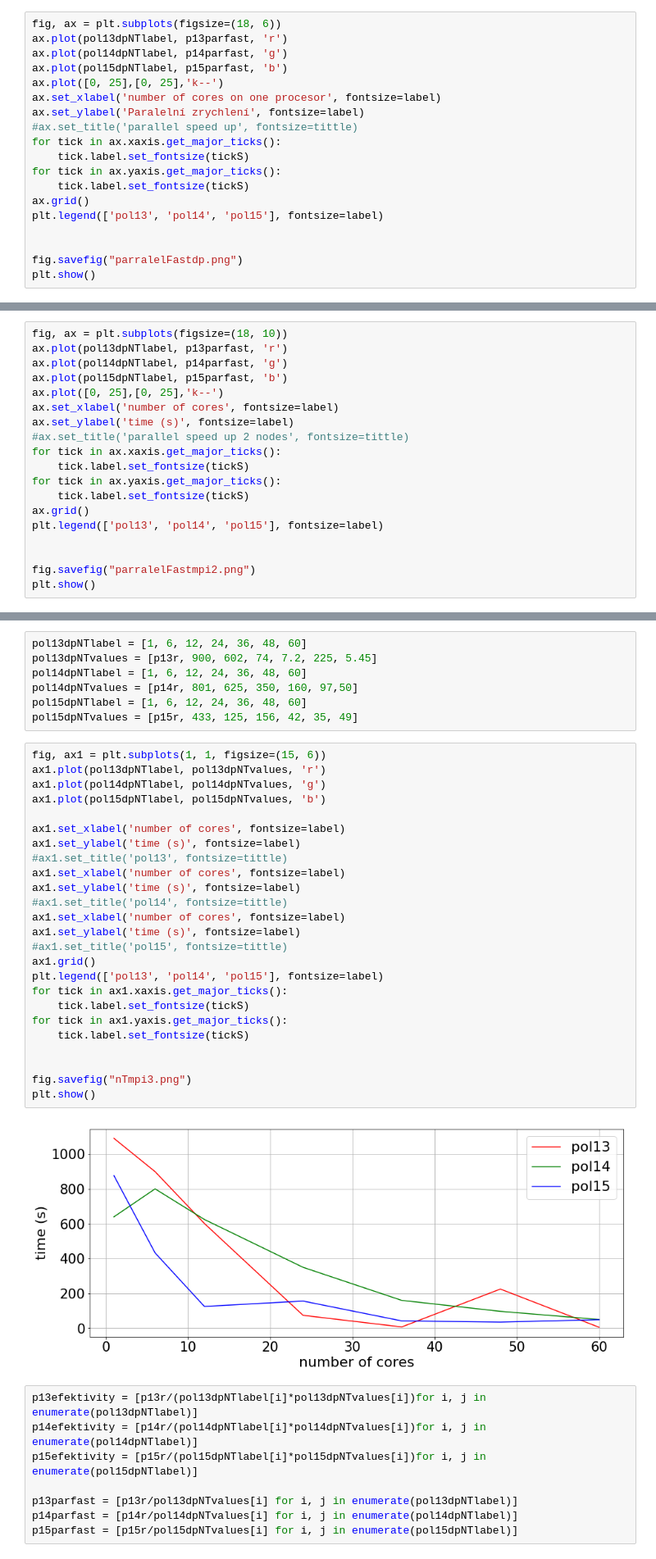
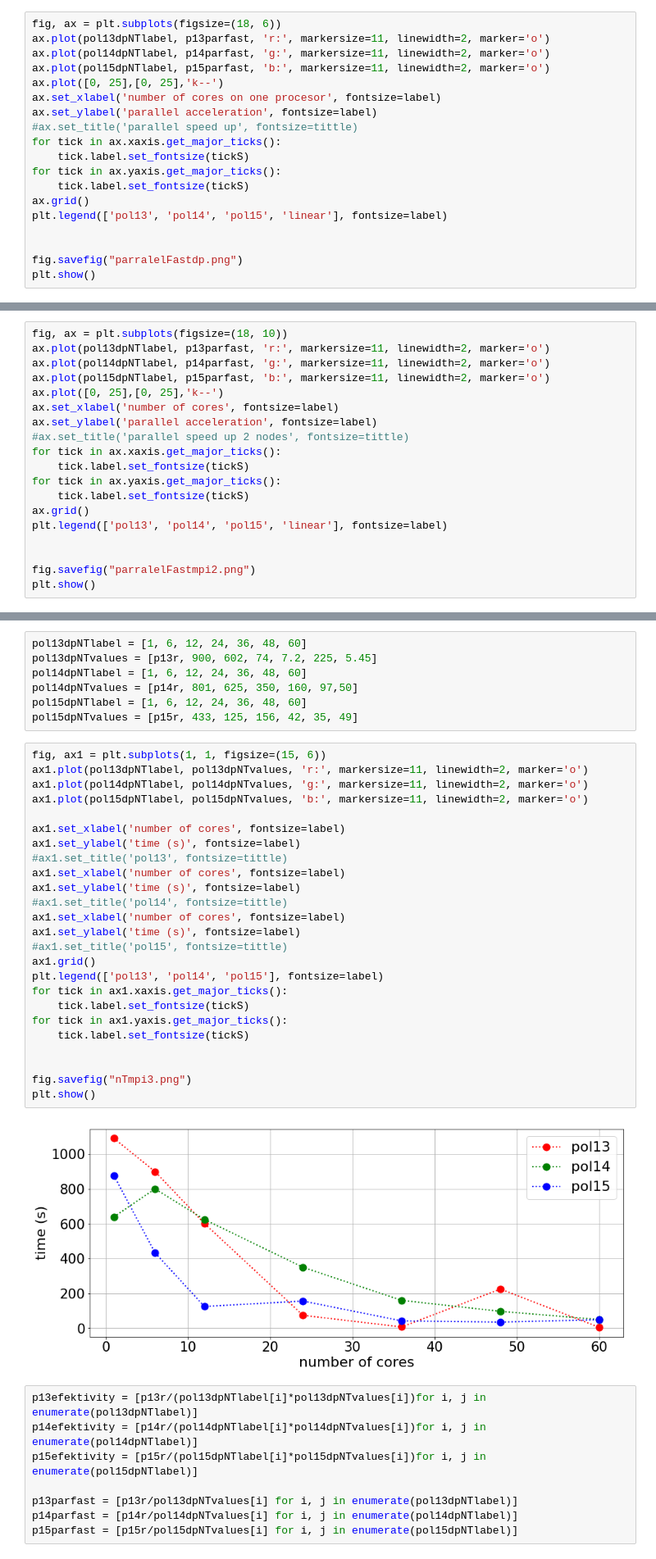
Before and after one commit to martilad/MI-PDP2019, a Jupyter notebook: report/PDPPlots.ipynb, the cells around one changed output, grey strips where cells are left out. Shown: that part at 82% size. Cells and saved outputs as stored; diff of their text form.

```diff
--- a/report/PDPPlots.ipynb
+++ b/report/PDPPlots.ipynb
@@ -132,19 +132,19 @@ p14parfast = [p14r/pol14dpNTvalues[i] for i, j in enumerate(pol14dpNTlabel)]
 p15parfast = [p15r/pol15dpNTvalues[i] for i, j in enumerate(pol15dpNTlabel)]
 # %%
 fig, ax = plt.subplots(figsize=(18, 6))
-ax.plot(pol13dpNTlabel, p13parfast, 'r')
-ax.plot(pol14dpNTlabel, p14parfast, 'g')
-ax.plot(pol15dpNTlabel, p15parfast, 'b')
+ax.plot(pol13dpNTlabel, p13parfast, 'r:', markersize=11, linewidth=2, marker='o')
+ax.plot(pol14dpNTlabel, p14parfast, 'g:', markersize=11, linewidth=2, marker='o')
+ax.plot(pol15dpNTlabel, p15parfast, 'b:', markersize=11, linewidth=2, marker='o')
 ax.plot([0, 25],[0, 25],'k--')
 ax.set_xlabel('number of cores on one procesor', fontsize=label)
-ax.set_ylabel('Paralelní zrychlení', fontsize=label)
+ax.set_ylabel('parallel acceleration', fontsize=label)
 #ax.set_title('parallel speed up', fontsize=tittle)
 for tick in ax.xaxis.get_major_ticks():
     tick.label.set_fontsize(tickS)
 for tick in ax.yaxis.get_major_ticks():
     tick.label.set_fontsize(tickS)
 ax.grid()
-plt.legend(['pol13', 'pol14', 'pol15'], fontsize=label)
+plt.legend(['pol13', 'pol14', 'pol15', 'linear'], fontsize=label)
 
 
 fig.savefig("parralelFastdp.png")
@@ -212,19 +212,19 @@ p14parfast = [p14r/pol14dpNTvalues[i] for i, j in enumerate(pol14dpNTlabel)]
 p15parfast = [p15r/pol15dpNTvalues[i] for i, j in enumerate(pol15dpNTlabel)]
 # %%
 fig, ax = plt.subplots(figsize=(18, 10))
-ax.plot(pol13dpNTlabel, p13parfast, 'r')
-ax.plot(pol14dpNTlabel, p14parfast, 'g')
-ax.plot(pol15dpNTlabel, p15parfast, 'b')
+ax.plot(pol13dpNTlabel, p13parfast, 'r:', markersize=11, linewidth=2, marker='o')
+ax.plot(pol14dpNTlabel, p14parfast, 'g:', markersize=11, linewidth=2, marker='o')
+ax.plot(pol15dpNTlabel, p15parfast, 'b:', markersize=11, linewidth=2, marker='o')
 ax.plot([0, 25],[0, 25],'k--')
 ax.set_xlabel('number of cores', fontsize=label)
-ax.set_ylabel('time (s)', fontsize=label)
+ax.set_ylabel('parallel acceleration', fontsize=label)
 #ax.set_title('parallel speed up 2 nodes', fontsize=tittle)
 for tick in ax.xaxis.get_major_ticks():
     tick.label.set_fontsize(tickS)
 for tick in ax.yaxis.get_major_ticks():
     tick.label.set_fontsize(tickS)
 ax.grid()
-plt.legend(['pol13', 'pol14', 'pol15'], fontsize=label)
+plt.legend(['pol13', 'pol14', 'pol15', 'linear'], fontsize=label)
 
 
 fig.savefig("parralelFastmpi2.png")
@@ -242,31 +242,31 @@ pol15dpNTlabel = [1, 6, 12, 24, 36, 48, 60]
 pol15dpNTvalues = [p15r, 433, 125, 156, 42, 35, 49]
 # %%
 fig, ax1 = plt.subplots(1, 1, figsize=(15, 6))
-ax1.plot(pol13dpNTlabel, pol13dpNTvalues, 'r')
-ax1.plot(pol14dpNTlabel, pol14dpNTvalues, 'g')
-ax1.plot(pol15dpNTlabel, pol15dpNTvalues, 'b')
+ax1.plot(pol13dpNTlabel, pol13dpNTvalues, 'r:', markersize=11, linewidth=2, marker='o')
+ax1.plot(pol14dpNTlabel, pol14dpNTvalues, 'g:', markersize=11, linewidth=2, marker='o')
+ax1.plot(pol15dpNTlabel, pol15dpNTvalues, 'b:', markersize=11, linewidth=2, marker='o')
 
 ax1.set_xlabel('number of cores', fontsize=label)
 ax1.set_ylabel('time (s)', fontsize=label)
 #ax1.set_title('pol13', fontsize=tittle)
 ax1.set_xlabel('number of cores', fontsize=label)
 ax1.set_ylabel('time (s)', fontsize=label)
 #ax1.set_title('pol14', fontsize=tittle)
 ax1.set_xlabel('number of cores', fontsize=label)
 ax1.set_ylabel('time (s)', fontsize=label)
 #ax1.set_title('pol15', fontsize=tittle)
 ax1.grid()
 plt.legend(['pol13', 'pol14', 'pol15'], fontsize=label)
 for tick in ax1.xaxis.get_major_ticks():
     tick.label.set_fontsize(tickS)
 for tick in ax1.yaxis.get_major_ticks():
     tick.label.set_fontsize(tickS)
 
 
 fig.savefig("nTmpi3.png")
 plt.show()
 # %% [output]
-[figure, old version]
+[figure, new version]
 # %%
 p13efektivity = [p13r/(pol13dpNTlabel[i]*pol13dpNTvalues[i])for i, j in enumerate(pol13dpNTlabel)]
 p14efektivity = [p14r/(pol14dpNTlabel[i]*pol14dpNTvalues[i])for i, j in enumerate(pol14dpNTlabel)]
```
Also changed, not shown: parts of 9 cells of this notebook, 11 other files.
